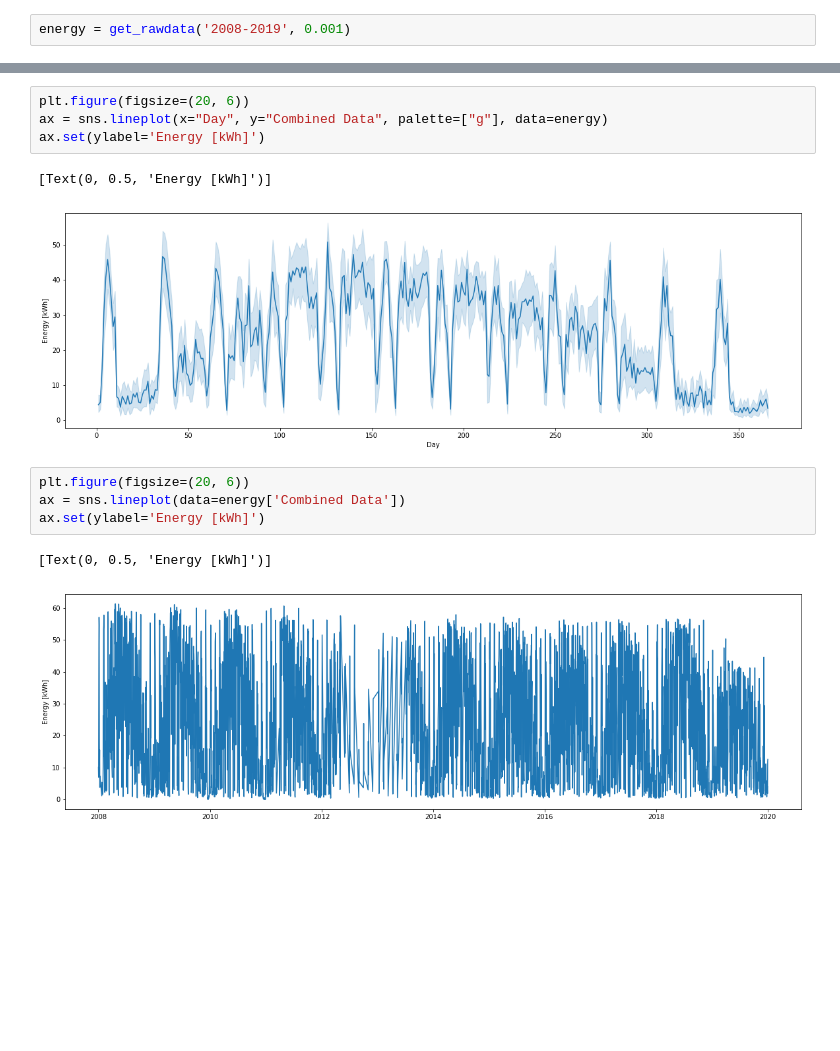
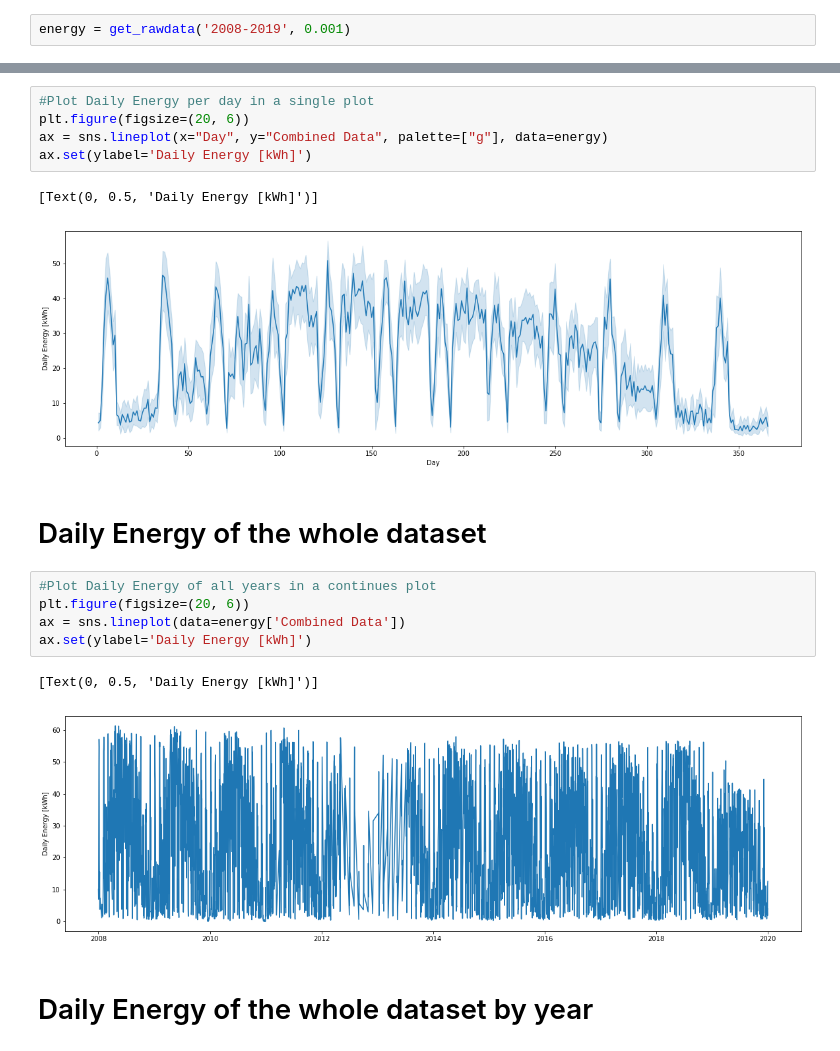
Before and after one commit to bjajoh/SolarAnalysis, a Jupyter notebook: solar.ipynb, the cells around one changed output, grey strips where cells are left out. Cells and saved outputs as stored; diff of their text form; blank space fills up the shorter version.

```diff
--- a/solar.ipynb
+++ b/solar.ipynb
@@ -54,15 +48,21 @@ ax.set(ylabel='Energy [kWh]')
 # %%
+#Plot Daily Energy per day in a single plot
 plt.figure(figsize=(20, 6))
 ax = sns.lineplot(x="Day", y="Combined Data", palette=["g"], data=energy)
-ax.set(ylabel='Energy [kWh]')
+ax.set(ylabel='Daily Energy [kWh]')
 # %% [output]
-[Text(0, 0.5, 'Energy [kWh]')]
+[Text(0, 0.5, 'Daily Energy [kWh]')]
-[figure, old version]
+[figure, new version]
+# %% [markdown]
+# Daily Energy of the whole dataset
 # %%
+#Plot Daily Energy of all years in a continues plot
 plt.figure(figsize=(20, 6))
 ax = sns.lineplot(data=energy['Combined Data'])
-ax.set(ylabel='Energy [kWh]')
+ax.set(ylabel='Daily Energy [kWh]')
 # %% [output]
-[Text(0, 0.5, 'Energy [kWh]')]
+[Text(0, 0.5, 'Daily Energy [kWh]')]
 [figure]
+# %% [markdown]
+# Daily Energy of the whole dataset by year
 # %%
```
Also changed, not shown: parts of 8 cells of this notebook.
